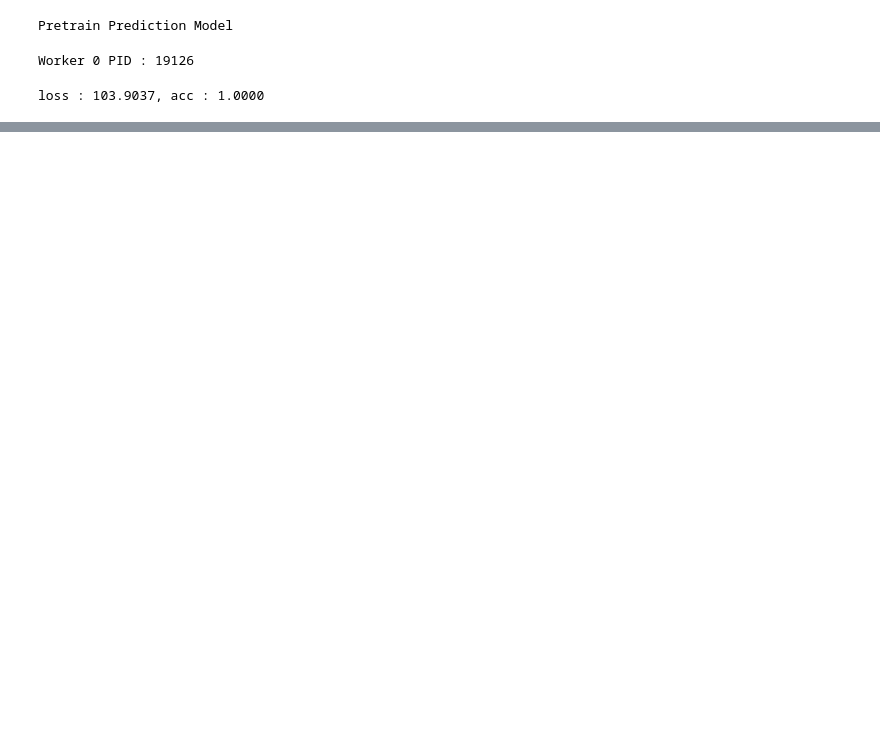
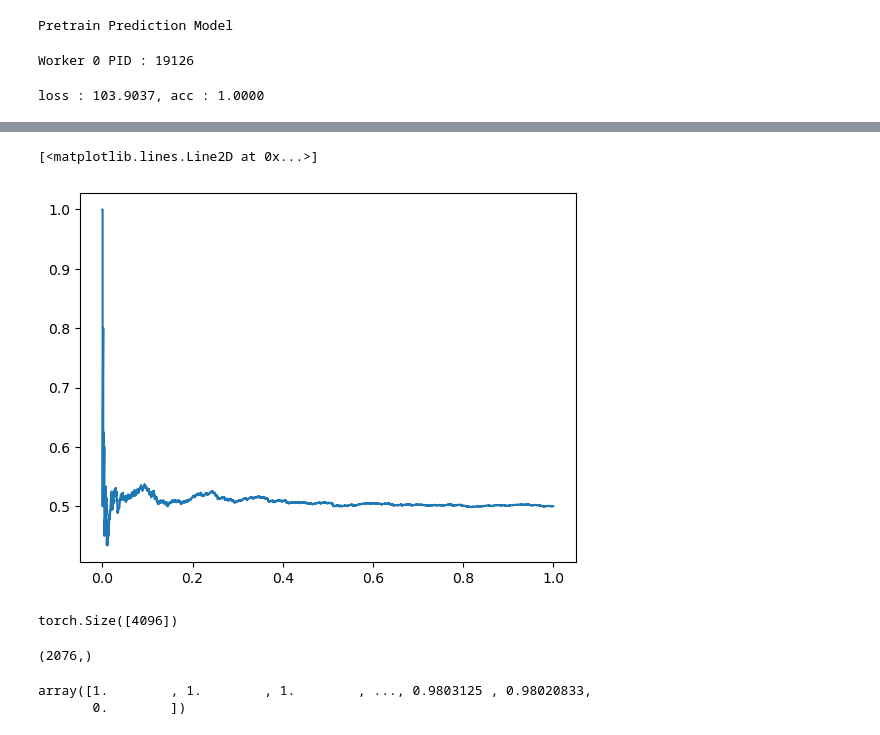
Before and after one commit to Louis-desc/CSE, a Jupyter notebook: Test.ipynb, the cells around one changed output, grey strips where cells are left out. Cells and saved outputs as stored; diff of their text form; code cells hidden in the pictures; blank space fills up the shorter version.

Commit message:
Tests notebook, logbook and other little changes

```diff
--- a/Test.ipynb
+++ b/Test.ipynb
@@ -990,0 +1220,3 @@ KeyboardInterrupt:
+# %%
+from evalutation import evaluation_predict
+pred, labels, e_score = evaluation_predict(emb_model,pred_model,batchs_list)
@@ -990,0 +1230,23 @@ KeyboardInterrupt:
+# %%
+test = torch.rand(4096)
+# %%
+precs, recalls, treshold = precision_recall_curve(labels, test)
+# %%
+import matplotlib.pyplot as plt
+plt.plot(recalls, precs)
+# %% [output]
+[<matplotlib.lines.Line2D at 0x...>]
+[figure, added]
+# %%
+labels.shape
+# %% [output]
+torch.Size([4096])
+# %%
+precs.shape
+# %% [output]
+(2076,)
+# %%
+recalls
+# %% [output]
+array([1.        , 1.        , 1.        , ..., 0.9803125 , 0.98020833,
+       0.        ])
```
Also changed, not shown: parts of 88 cells of this notebook, 3 other files.
